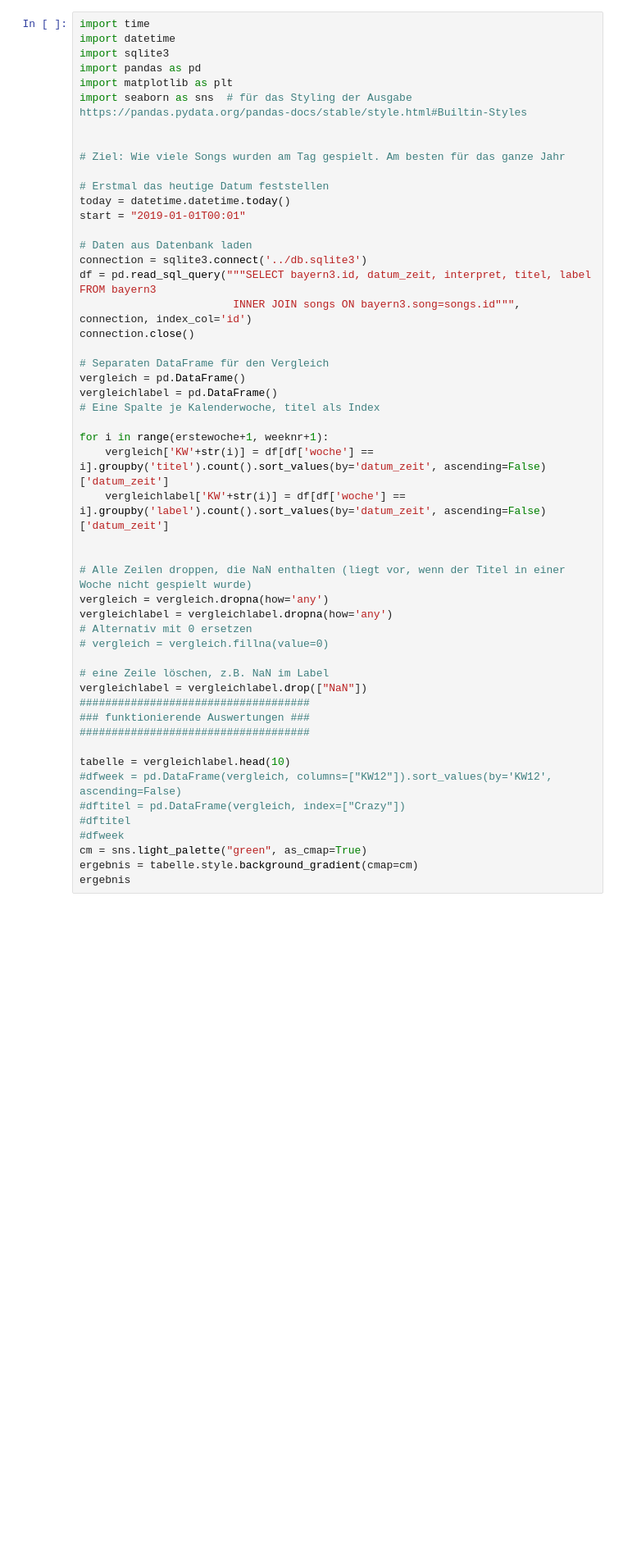
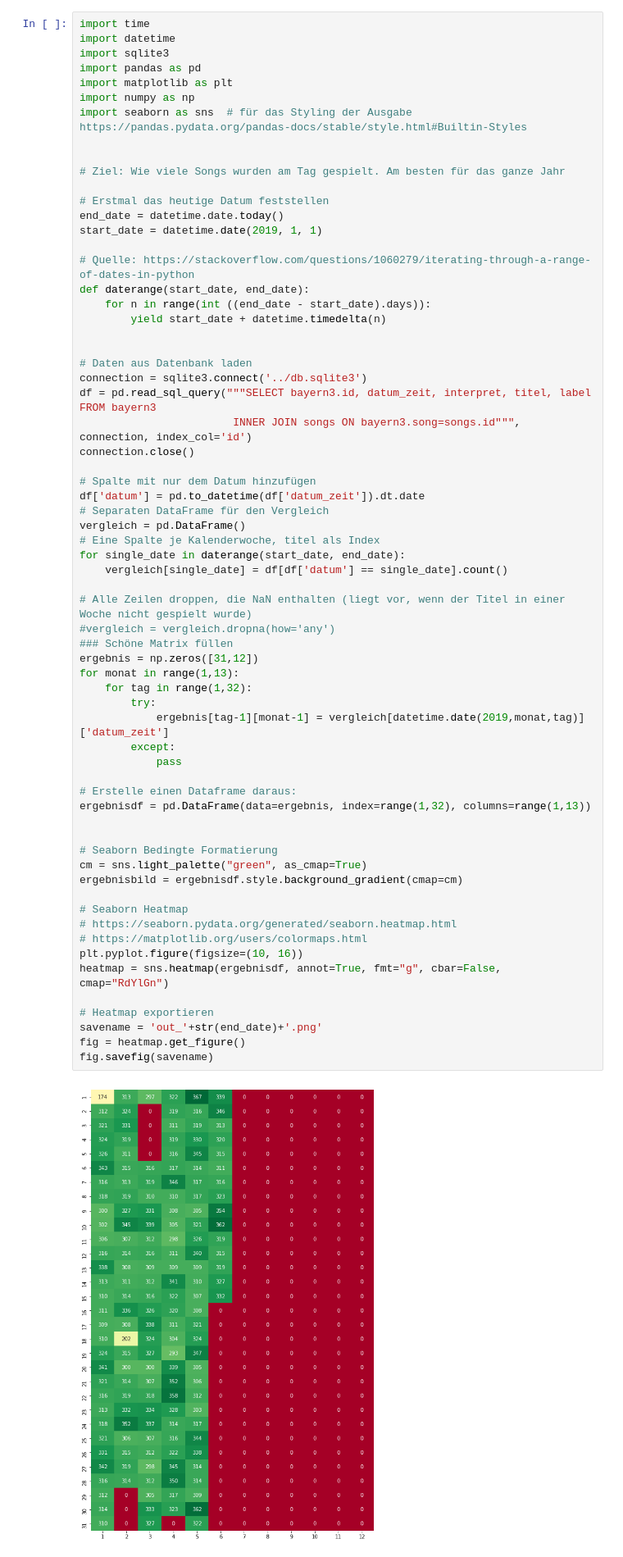
Before and after one commit to nooster2/radioscrape, a Jupyter notebook: Auswertung/Kalender wie viele Songs wurden am Tag gespielt.ipynb, the cells around one changed output. Shown at 82% size. Saved outputs shown, nothing was run; the diff lists cells and outputs as text; blank space fills up the shorter version.

```diff
--- a/Auswertung/Kalender wie viele Songs wurden am Tag gespielt.ipynb
+++ b/Auswertung/Kalender wie viele Songs wurden am Tag gespielt.ipynb
@@ -1,51 +1,67 @@
 # %%
 import time
 import datetime
 import sqlite3
 import pandas as pd
 import matplotlib as plt
+import numpy as np
 import seaborn as sns  # für das Styling der Ausgabe https://pandas.pydata.org/pandas-docs/stable/style.html#Builtin-Styles
 
 
 # Ziel: Wie viele Songs wurden am Tag gespielt. Am besten für das ganze Jahr
 
 # Erstmal das heutige Datum feststellen
-today = datetime.datetime.today()
-start = "2019-01-01T00:01"
+end_date = datetime.date.today()
+start_date = datetime.date(2019, 1, 1)
+
+# Quelle: https://stackoverflow.com/questions/1060279/iterating-through-a-range-of-dates-in-python
+def daterange(start_date, end_date):
+    for n in range(int ((end_date - start_date).days)):
+        yield start_date + datetime.timedelta(n)
+
 
 # Daten aus Datenbank laden
 connection = sqlite3.connect('../db.sqlite3')
 df = pd.read_sql_query("""SELECT bayern3.id, datum_zeit, interpret, titel, label FROM bayern3
                         INNER JOIN songs ON bayern3.song=songs.id""", connection, index_col='id')
 connection.close()
 
+# Spalte mit nur dem Datum hinzufügen
+df['datum'] = pd.to_datetime(df['datum_zeit']).dt.date
 # Separaten DataFrame für den Vergleich
 vergleich = pd.DataFrame()
-vergleichlabel = pd.DataFrame()
 # Eine Spalte je Kalenderwoche, titel als Index
+for single_date in daterange(start_date, end_date):
+    vergleich[single_date] = df[df['datum'] == single_date].count()
 
-for i in range(erstewoche+1, weeknr+1):
-    vergleich['KW'+str(i)] = df[df['woche'] == i].groupby('titel').count().sort_values(by='datum_zeit', ascending=False)['datum_zeit']
-    vergleichlabel['KW'+str(i)] = df[df['woche'] == i].groupby('label').count().sort_values(by='datum_zeit', ascending=False)['datum_zeit']
+# Alle Zeilen droppen, die NaN enthalten (liegt vor, wenn der Titel in einer Woche nicht gespielt wurde)
+#vergleich = vergleich.dropna(how='any')
+### Schöne Matrix füllen
+ergebnis = np.zeros([31,12])
+for monat in range(1,13):
+    for tag in range(1,32):
+        try:
+            ergebnis[tag-1][monat-1] = vergleich[datetime.date(2019,monat,tag)]['datum_zeit']
+        except:
+            pass
+
+# Erstelle einen Dataframe daraus:
+ergebnisdf = pd.DataFrame(data=ergebnis, index=range(1,32), columns=range(1,13))
 
 
-# Alle Zeilen droppen, die NaN enthalten (liegt vor, wenn der Titel in einer Woche nicht gespielt wurde)
-vergleich = vergleich.dropna(how='any')
-vergleichlabel = vergleichlabel.dropna(how='any')
-# Alternativ mit 0 ersetzen
-# vergleich = vergleich.fillna(value=0)
+# Seaborn Bedingte Formatierung
+cm = sns.light_palette("green", as_cmap=True)
+ergebnisbild = ergebnisdf.style.background_gradient(cmap=cm)
 
-# eine Zeile löschen, z.B. NaN im Label
-vergleichlabel = vergleichlabel.drop(["NaN"])
-####################################
-### funktionierende Auswertungen ###
-####################################
+# Seaborn Heatmap
+# https://seaborn.pydata.org/generated/seaborn.heatmap.html
+# https://matplotlib.org/users/colormaps.html
+plt.pyplot.figure(figsize=(10, 16))
+heatmap = sns.heatmap(ergebnisdf, annot=True, fmt="g", cbar=False, cmap="RdYlGn")
 
-tabelle = vergleichlabel.head(10)
-#dfweek = pd.DataFrame(vergleich, columns=["KW12"]).sort_values(by='KW12', ascending=False)
-#dftitel = pd.DataFrame(vergleich, index=["Crazy"])
-#dftitel
-#dfweek
-cm = sns.light_palette("green", as_cmap=True)
-ergebnis = tabelle.style.background_gradient(cmap=cm)
-ergebnis
+# Heatmap exportieren
+savename = 'out_'+str(end_date)+'.png'
+fig = heatmap.get_figure()
+fig.savefig(savename)
+# %% [output]
+[figure, added]
```
Also changed, not shown: parts of 3 cells of this notebook, 3 other files.
